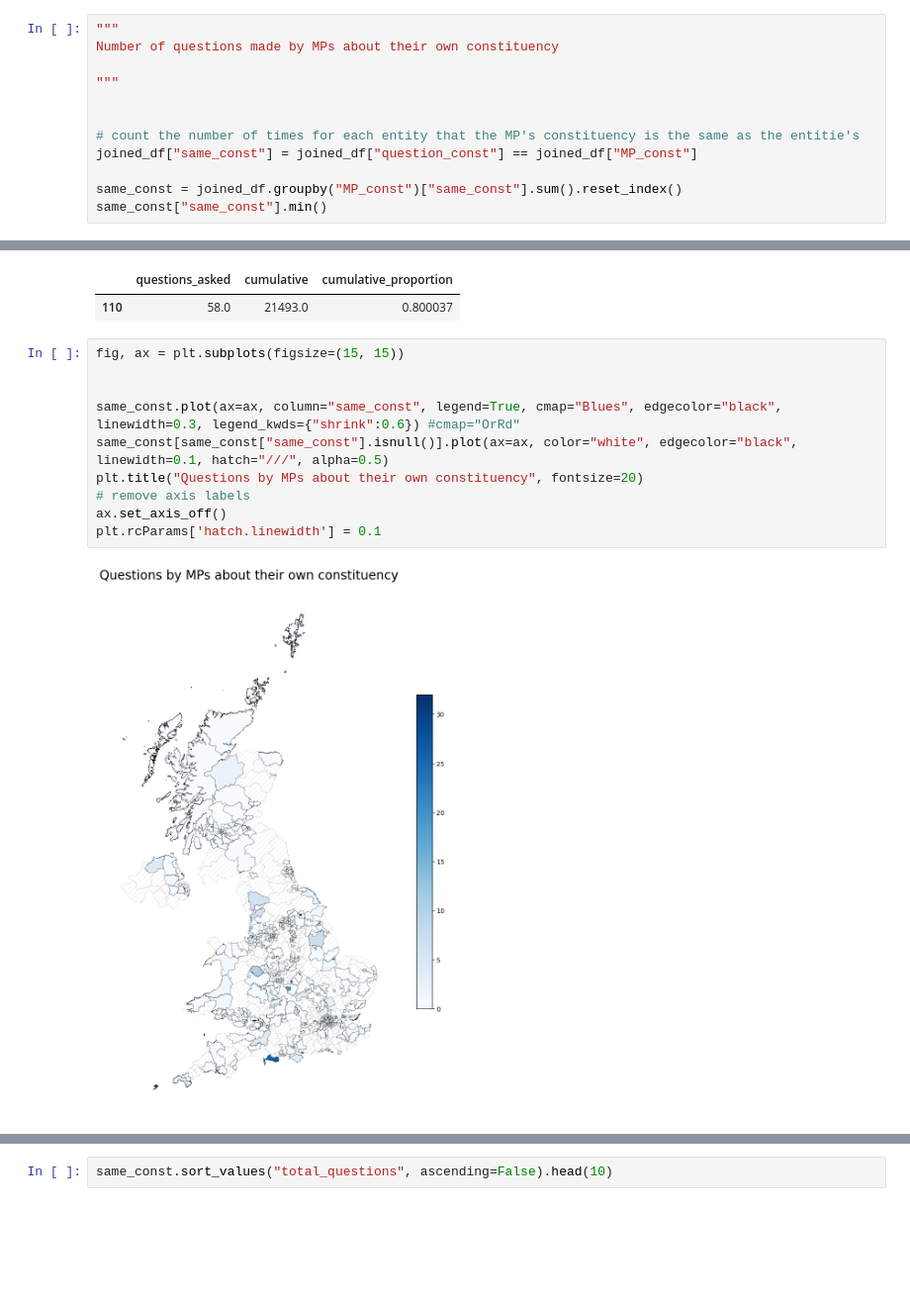
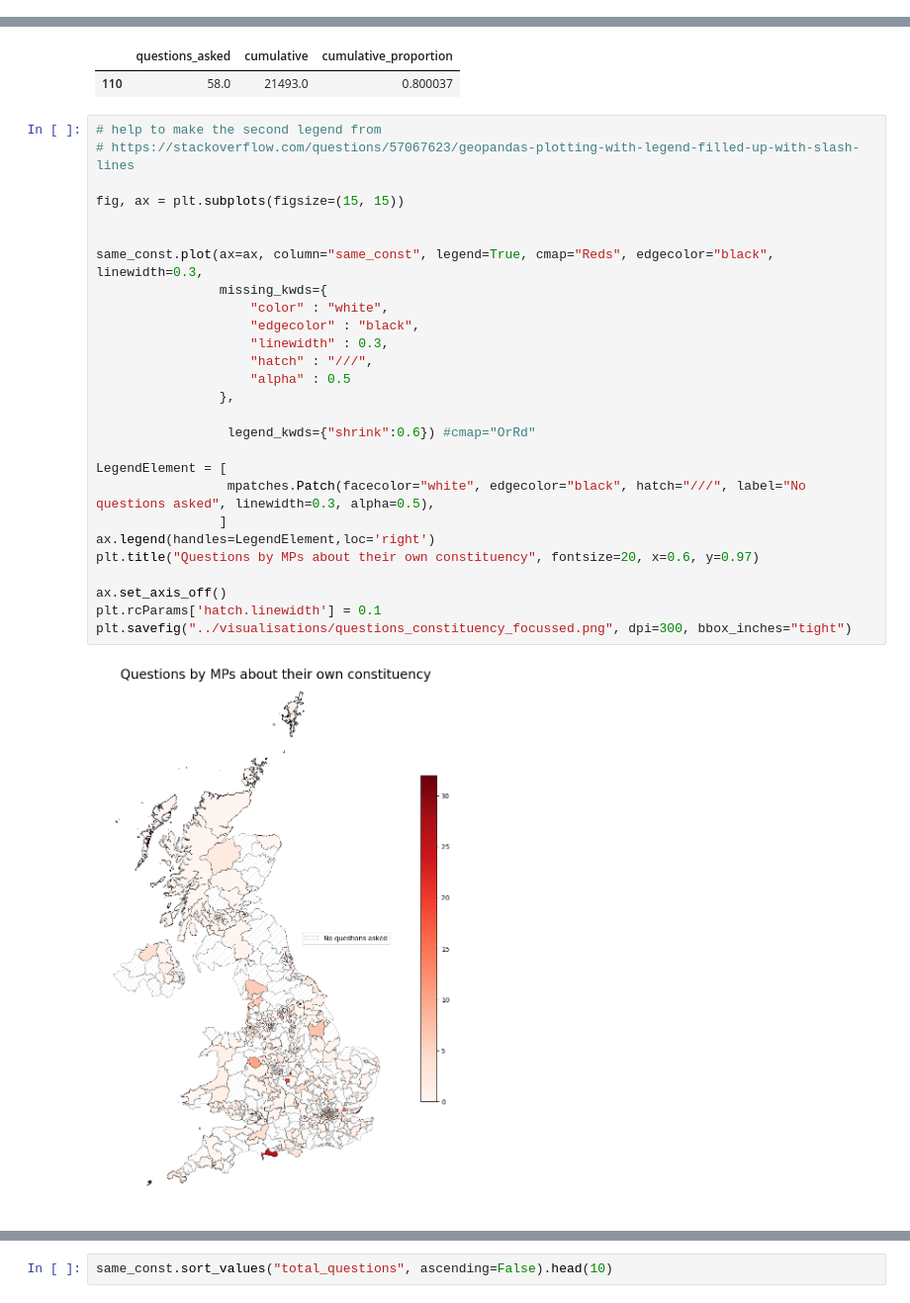
Before and after one commit to zapper-95/MP-Written-Question-Analysis, a Jupyter notebook: notebooks/4. const_visualisations.ipynb, the cells around one changed output, grey strips where cells are left out. Shown at 99% size. Cells and saved outputs as stored; diff of their text form; blank space fills up the shorter version.

```diff
--- a/notebooks/4. const_visualisations.ipynb
+++ b/notebooks/4. const_visualisations.ipynb
@@ -193,12 +87,0 @@ ax.set_axis_off()
-# %%
-"""
-Number of questions made by MPs about their own constituency
-
-"""
-
-
-# count the number of times for each entity that the MP's constituency is the same as the entitie's
-joined_df["same_const"] = joined_df["question_const"] == joined_df["MP_const"]
-
-same_const = joined_df.groupby("MP_const")["same_const"].sum().reset_index()
-same_const["same_const"].min()
@@ -310,14 +212,31 @@ total_questions[total_questions["cumulative_proportion"] >0.8].head(1)
 |  | questions_asked | cumulative | cumulative_proportion |
 | 110 | 58.0 | 21493.0 | 0.800037 |
 # %%
+# help to make the second legend from
+# https://stackoverflow.com/questions/57067623/geopandas-plotting-with-legend-filled-up-with-slash-lines
+
 fig, ax = plt.subplots(figsize=(15, 15))
 
 
-same_const.plot(ax=ax, column="same_const", legend=True, cmap="Blues", edgecolor="black", linewidth=0.3, legend_kwds={"shrink":0.6}) #cmap="OrRd"
-same_const[same_const["same_const"].isnull()].plot(ax=ax, color="white", edgecolor="black", linewidth=0.1, hatch="///", alpha=0.5)
-plt.title("Questions by MPs about their own constituency", fontsize=20)
-# remove axis labels
+same_const.plot(ax=ax, column="same_const", legend=True, cmap="Reds", edgecolor="black", linewidth=0.3,
+                missing_kwds={
+                    "color" : "white",
+                    "edgecolor" : "black",
+                    "linewidth" : 0.3,
+                    "hatch" : "///",
+                    "alpha" : 0.5
+                },
+
+                 legend_kwds={"shrink":0.6}) #cmap="OrRd"
+
+LegendElement = [
+                 mpatches.Patch(facecolor="white", edgecolor="black", hatch="///", label="No questions asked", linewidth=0.3, alpha=0.5),
+                ]
+ax.legend(handles=LegendElement,loc='right')
+plt.title("Questions by MPs about their own constituency", fontsize=20, x=0.6, y=0.97)
+
 ax.set_axis_off()
 plt.rcParams['hatch.linewidth'] = 0.1
+plt.savefig("../visualisations/questions_constituency_focussed.png", dpi=300, bbox_inches="tight")
 # %% [output]
-[figure, old version]
+[figure, new version]
```
Also changed, not shown: parts of 33 cells of this notebook, 3 other files.
